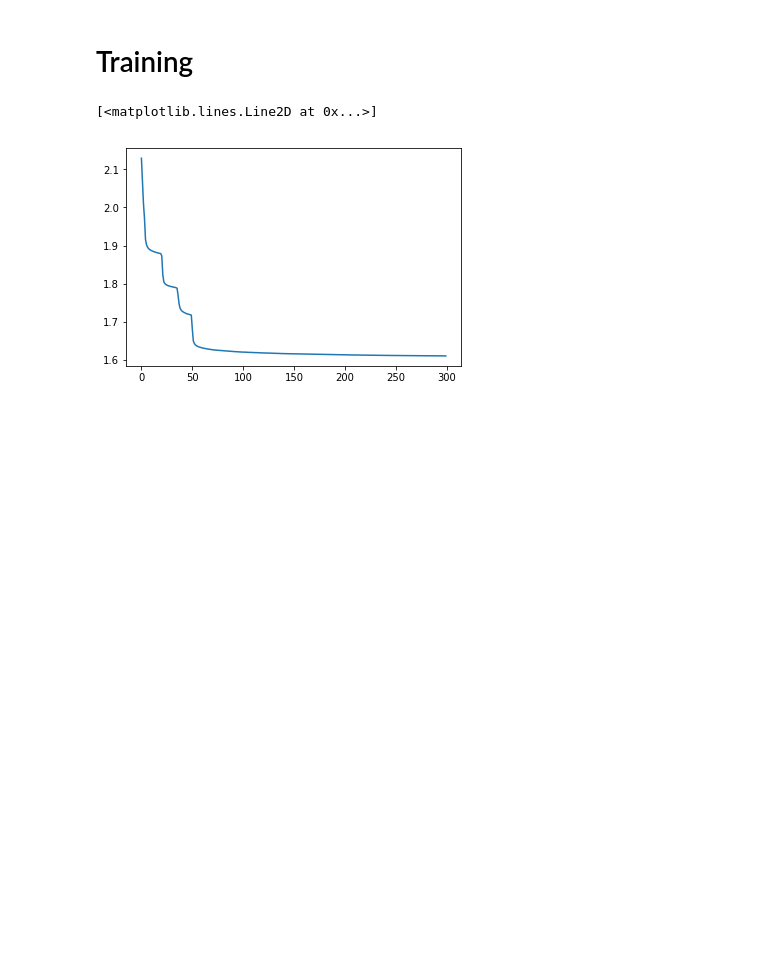
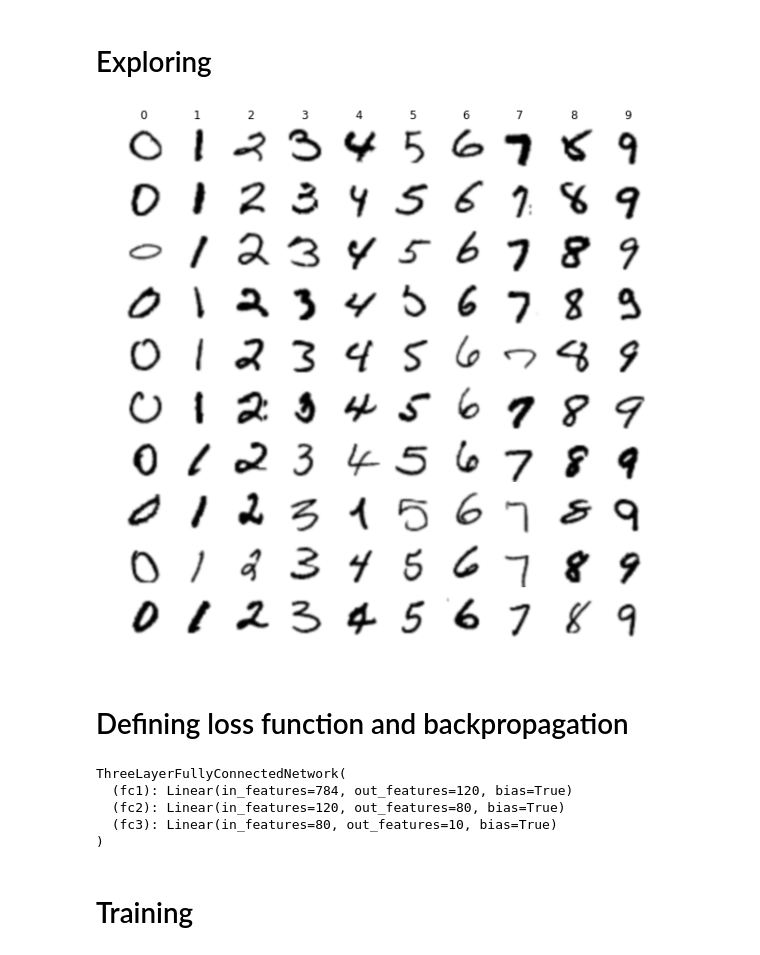
Before and after one commit to christophstach/pytorch-fictional-fiesta, a Jupyter notebook: mnist_fully_connected_network.ipynb, the cells around one changed output. Cells and saved outputs as stored; diff of their text form; code cells hidden in the pictures; blank space fills up the shorter version.

```diff
--- a/mnist_fully_connected_network.ipynb
+++ b/mnist_fully_connected_network.ipynb
@@ -16,12 +23,45 @@ train_dataset = MnistFlattenedDataset(train=True)
 test_dataset = MnistFlattenedDataset(train=False)
 
 train_loader = DataLoader(train_dataset, batch_size=250, shuffle=True)
-test_loader = DataLoader(test_dataset, batch_size=250, shuffle=True)
+test_loader = DataLoader(test_dataset, batch_size=10000, shuffle=True)
+
+classes = ('0', '1', '2', '3', '4', '5', '6', '7', '8', '9')
+# %% [markdown]
+# Exploring
+# %%
+# Get a random image of a the desired class
+def get_random_image_of_class(x, y, desired_class):
+    random = torch.randint(0, len(y) - 1, (1, 0), dtype=torch.long).item()
+    while y[random] != desired_class:
+        random = torch.randint(0, len(y) - 1, (1, 0), dtype=torch.long).item()
+
+    return x[random].view(28, -1)
+# %%
+fig, axes = plt.subplots(10, 10, figsize=(10, 10))
+
+for row in range(10):
+    for column in range(10):
+        axes[0, column].set_title(classes[column])
+        axes[row, column].imshow(get_random_image_of_class(train_dataset.data, train_dataset.labels, column), cmap='binary', interpolation='bicubic')
+        axes[row, column].axis('off')
+
+plt.show()
+# %% [output]
+[figure, added]
+# %% [markdown]
+# Defining loss function and backpropagation
 # %%
-net = MnistFullyConnectedNet()
+net = ThreeLayerFullyConnectedNetwork()
 params = list(net.parameters())
 criterion = nn.CrossEntropyLoss()
 optimizer = optim.SGD(net.parameters(), lr=0.001)
+print(net)
+# %% [output]
+ThreeLayerFullyConnectedNetwork(
+  (fc1): Linear(in_features=784, out_features=120, bias=True)
+  (fc2): Linear(in_features=120, out_features=80, bias=True)
+  (fc3): Linear(in_features=80, out_features=10, bias=True)
+)
 # %% [markdown]
 # Training
 # %%
@@ -46,5 +105,0 @@ for epoch in tqdm(range(epochs), desc='Training'):
-# %%
-plt.plot(loss_history)
-# %% [output]
-[<matplotlib.lines.Line2D at 0x...>]
-[figure, removed]
```
Also changed, not shown: parts of 5 cells of this notebook, 19 other files.
